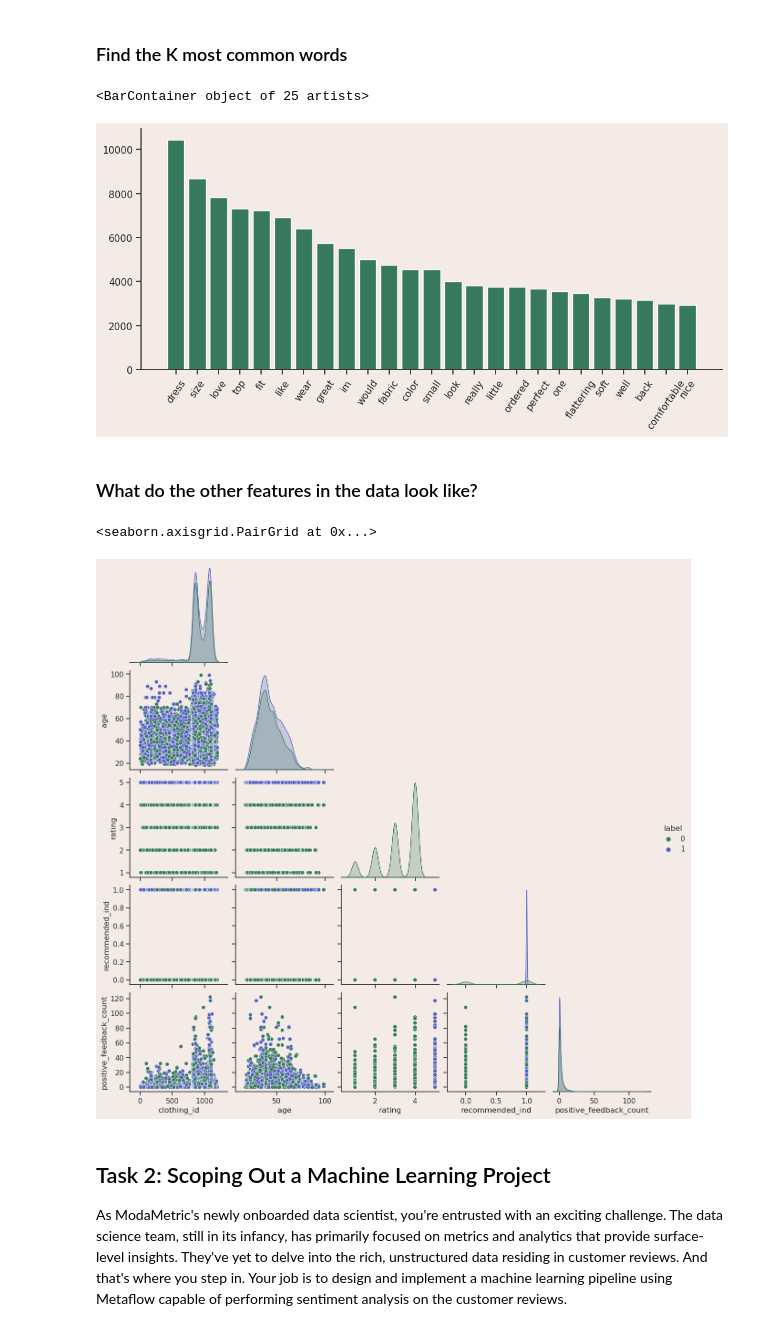
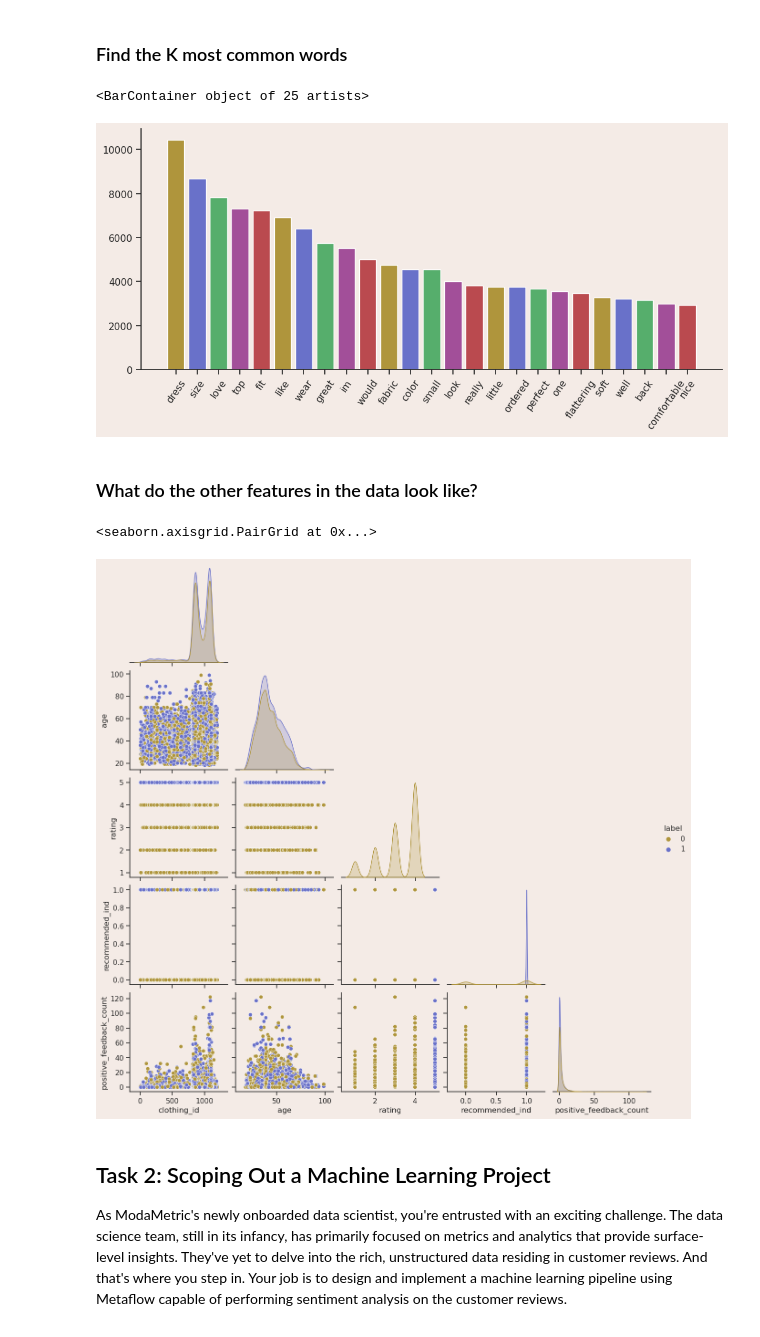
Before and after one commit to rctruta/full-stack-ml-metaflow-corise-week-1, a Jupyter notebook: project/template.ipynb, the cells around one changed output. Saved outputs shown, nothing was run; the diff lists cells and outputs as text; code cells hidden in the pictures.

Commit message:
Modified the color pallete

```diff
--- a/project/template.ipynb
+++ b/project/template.ipynb
@@ -48,6 +48,8 @@ YELLOW = "#FFBC00"
 GREEN = "#37795D"
 PURPLE = "#5460C0"
 BACKGROUND = "#F4EBE6"
+my_colors = ["#af953c", "#6971c9", "#56ae6c",
+             "#a24f99", "#ba4a4f"]
 colors = [GREEN, PURPLE]
 custom_params = {
     "axes.spines.right": False,
@@ -56,7 +58,7 @@ custom_params = {
     "figure.facecolor": BACKGROUND,
     "figure.figsize": (8, 8),
 }
-sns_palette = sns.color_palette(colors, len(colors))
+sns_palette = sns.color_palette(my_colors, len(my_colors))
 sns.set_theme(style="ticks", rc=custom_params)
 # %% [markdown]
 ### Load the data
@@ -268,17 +269,17 @@ words, counts = zip(*Counter(non_stopwords).most_common(K))
 # %%
 fig, ax = plt.subplots(1, 1, figsize=(12, 5))
 plt.xticks(rotation=55)
-ax.bar(x=words, height=counts, color=GREEN)
+ax.bar(x=words, height=counts, color=my_colors)
 # %% [output]
 <BarContainer object of 25 artists>
-[figure, old version]
+[figure, new version]
 # %% [markdown]
 ### What do the other features in the data look like?
 # %%
 sns.pairplot(data=has_review_df, hue="label", corner=True, palette=sns_palette)
 # %% [output]
 <seaborn.axisgrid.PairGrid at 0x...>
-[figure, old version]
+[figure, new version]
 # %% [markdown]
 ## Task 2: Scoping Out a Machine Learning Project
 
```
Also changed, not shown: parts of 5 cells of this notebook.
